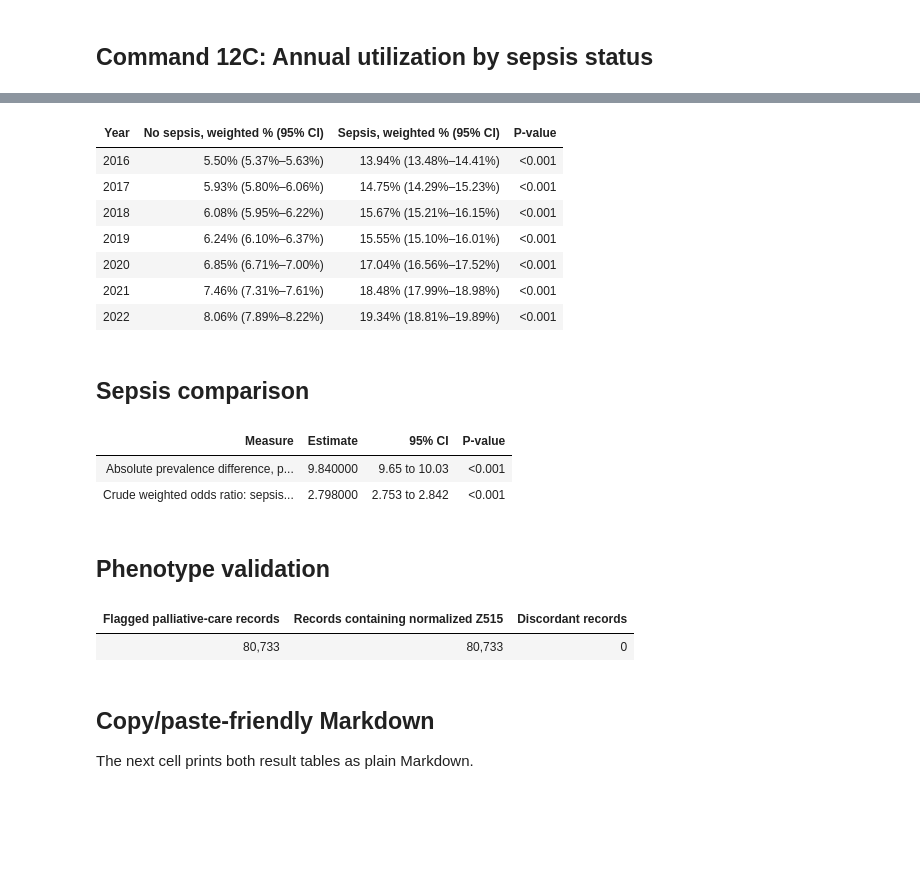
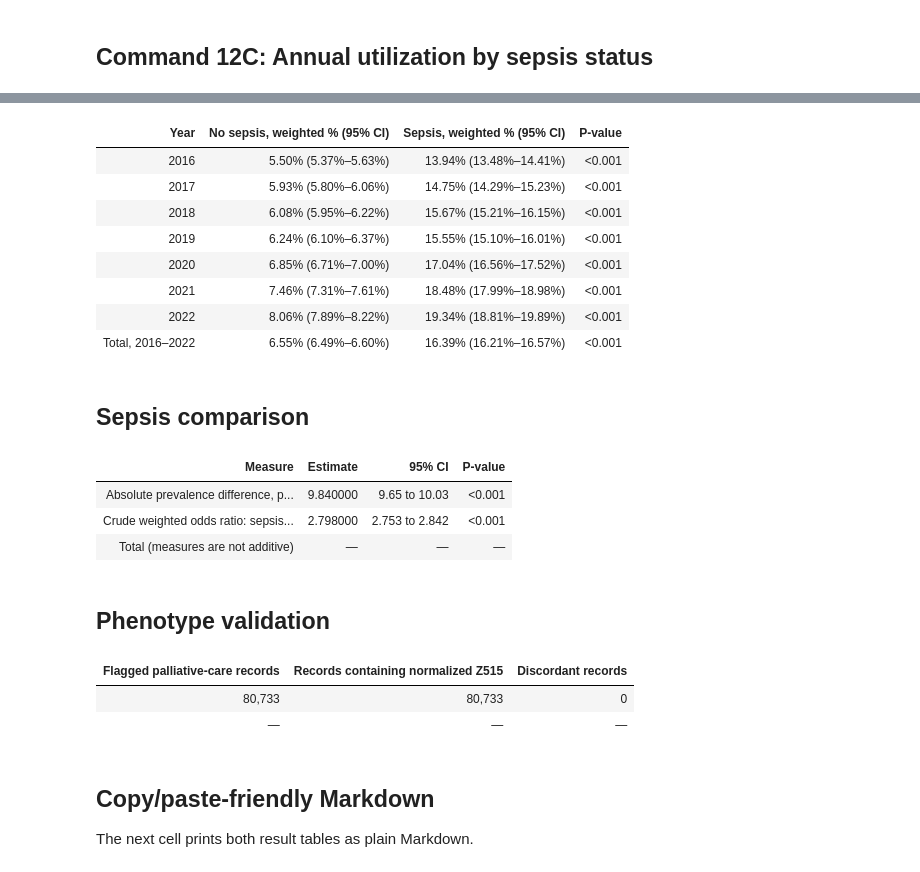
Before and after one commit to EvelynEZ/IPC-MPC-Study, a Jupyter notebook: notebooks/phase_6_palliative_care.ipynb, the cells around one changed output, grey strips where cells are left out. Drawn from its saved outputs; the diff is of its cells as text; code cells hidden in the pictures; blank space fills up the shorter version.

```diff
--- a/notebooks/phase_6_palliative_care.ipynb
+++ b/notebooks/phase_6_palliative_care.ipynb
@@ -82,20 +84,22 @@ display(annual.style.hide(axis='index').format(thousands=','))
 # %%
 annual_side_by_side = annual.assign(
     result=annual.apply(lambda row: f"{row['Weighted palliative-care %']:.2f}% ({row['95% CI lower, %']:.2f}%–{row['95% CI upper, %']:.2f}%)", axis=1)
 ).pivot(index='Year', columns='Sepsis status', values='result').reset_index()
 annual_p_values = annual[['Year', 'Sepsis vs no-sepsis p-value']].drop_duplicates()
 annual_side_by_side = annual_side_by_side[['Year', 'No documented sepsis', 'Documented sepsis']].merge(annual_p_values, on='Year')
 annual_side_by_side.columns = ['Year', 'No sepsis, weighted % (95% CI)', 'Sepsis, weighted % (95% CI)', 'P-value']
+annual_side_by_side.loc[len(annual_side_by_side)] = ['Total, 2016–2022', '6.55% (6.49%–6.60%)', '16.39% (16.21%–16.57%)', '<0.001']
 display(annual_side_by_side.style.hide(axis='index'))
 # %% [output]
 | Year | No sepsis, weighted % (95% CI) | Sepsis, weighted % (95% CI) | P-value |
 | 2016 | 5.50% (5.37%–5.63%) | 13.94% (13.48%–14.41%) | <0.001 |
 | 2017 | 5.93% (5.80%–6.06%) | 14.75% (14.29%–15.23%) | <0.001 |
 | 2018 | 6.08% (5.95%–6.22%) | 15.67% (15.21%–16.15%) | <0.001 |
 | 2019 | 6.24% (6.10%–6.37%) | 15.55% (15.10%–16.01%) | <0.001 |
 | 2020 | 6.85% (6.71%–7.00%) | 17.04% (16.56%–17.52%) | <0.001 |
 | 2021 | 7.46% (7.31%–7.61%) | 18.48% (17.99%–18.98%) | <0.001 |
 | 2022 | 8.06% (7.89%–8.22%) | 19.34% (18.81%–19.89%) | <0.001 |
+| Total, 2016–2022 | 6.55% (6.49%–6.60%) | 16.39% (16.21%–16.57%) | <0.001 |
 # %% [markdown]
 ## Sepsis comparison
 # %%
@@ -103,11 +107,13 @@ comparison = pd.DataFrame([
     {'Measure': 'Absolute prevalence difference, percentage points', 'Estimate': summary['comparison']['absolute_difference_percentage_points'], '95% CI': f"{summary['comparison']['difference_ci_95_lower']:.2f} to {summary['comparison']['difference_ci_95_upper']:.2f}", 'P-value': summary['comparison']['strata_adjusted_p_value']},
     {'Measure': 'Crude weighted odds ratio: sepsis vs no sepsis', 'Estimate': summary['comparison']['crude_weighted_odds_ratio'], '95% CI': f"{summary['comparison']['odds_ratio_ci_95_lower']:.3f} to {summary['comparison']['odds_ratio_ci_95_upper']:.3f}", 'P-value': summary['comparison']['odds_ratio_p_value']},
 ])
+comparison.loc[len(comparison)] = {'Measure': 'Total (measures are not additive)', 'Estimate': '—', '95% CI': '—', 'P-value': '—'}
 display(comparison.style.hide(axis='index'))
 # %% [output]
 | Measure | Estimate | 95% CI | P-value |
 | Absolute prevalence difference, p... | 9.840000 | 9.65 to 10.03 | <0.001 |
 | Crude weighted odds ratio: sepsis... | 2.798000 | 2.753 to 2.842 | <0.001 |
+| Total (measures are not additive) | — | — | — |
 # %% [markdown]
 ## Phenotype validation
 # %%
@@ -116,10 +122,12 @@ validation = pd.DataFrame([summary['normalization_validation']]).rename(columns=
     'records_containing_normalized_Z515': 'Records containing normalized Z515',
     'discordant_records': 'Discordant records',
 })
+validation.loc[len(validation)] = {'Flagged palliative-care records': '—', 'Records containing normalized Z515': '—', 'Discordant records': '—'}
 display(validation.style.hide(axis='index').format(thousands=','))
 # %% [output]
 | Flagged palliative-care records | Records containing normalized Z515 | Discordant records |
 | 80,733 | 80,733 | 0 |
+| — | — | — |
 # %% [markdown]
 ## Copy/paste-friendly Markdown
 
```
Also changed, not shown: parts of 2 cells of this notebook, 6 other files.
